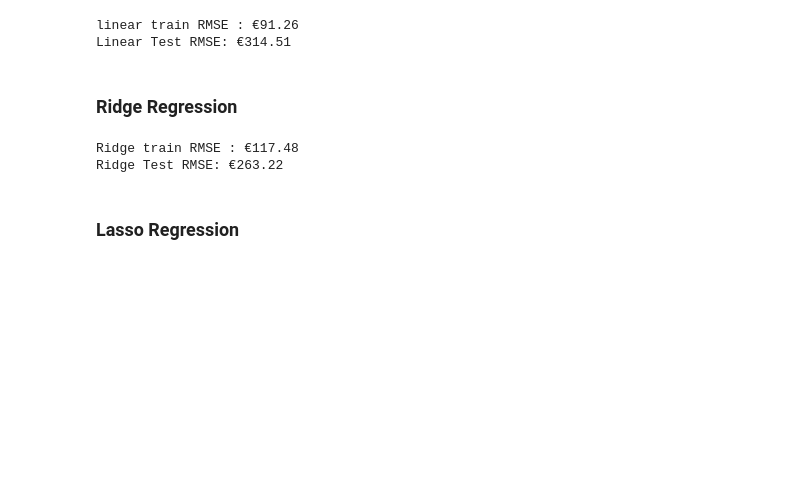
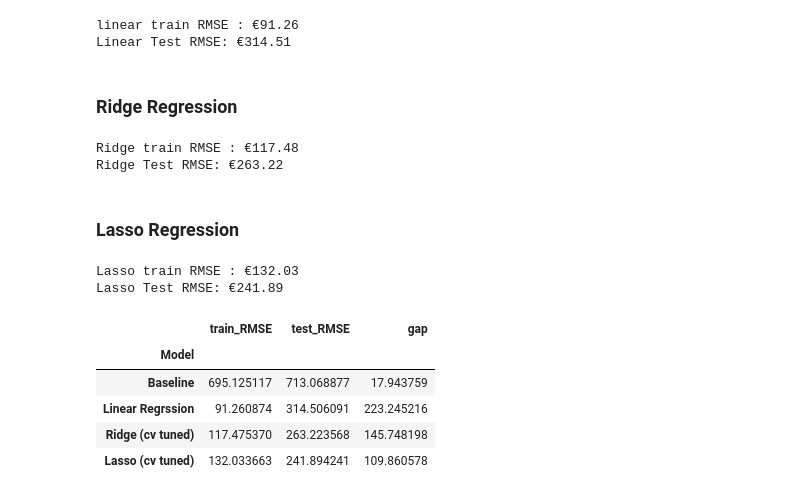
Before and after one commit to G-Gakii/laptop_price_predictor, a Jupyter notebook: notebook/03_price_prediction.ipynb, the cells around one changed output. Drawn from its saved outputs; the diff is of its cells as text; code cells hidden in the pictures; blank space fills up the shorter version.

```diff
--- a/notebook/03_price_prediction.ipynb
+++ b/notebook/03_price_prediction.ipynb
@@ -150,3 +150,31 @@ lasso_model=make_pipeline(
     StandardScaler(),
     LassoCV(alphas=np.logspace(-4,2,100),max_iter=10000)
 )
+
+lasso_model.fit(X_train,y_train)
+
+lasso_train_rmse=get_rmse(lasso_model,X_train,y_train)
+lasso_test_rmse=get_rmse(lasso_model,X_test,y_test)
+
+print(f"Lasso train RMSE : €{lasso_train_rmse:,.2f}")
+print(f"Lasso Test RMSE: €{lasso_test_rmse:,.2f}")
+# %% [output]
+Lasso train RMSE : €132.03
+Lasso Test RMSE: €241.89
+# %%
+comparison_table={
+    "Model":["Baseline","Linear Regrssion","Ridge (cv tuned)","Lasso (cv tuned)"],
+    "train_RMSE":[RMSE_baseline_train,linear_train_rmse,ridge_train_rmse,lasso_train_rmse],
+    "test_RMSE":[RMSE_baseline_test,linear_test_rmse,ridge_test_rmse,lasso_test_rmse]
+}
+
+comparison_df=pd.DataFrame(comparison_table)
+comparison_df["gap"]=comparison_df["test_RMSE"]-comparison_df["train_RMSE"]
+comparison_df.set_index("Model")
+# %% [output]
+|  | train_RMSE | test_RMSE | gap |
+| Model |  |  |  |
+| Baseline | 695.125117 | 713.068877 | 17.943759 |
+| Linear Regrssion | 91.260874 | 314.506091 | 223.245216 |
+| Ridge (cv tuned) | 117.475370 | 263.223568 | 145.748198 |
+| Lasso (cv tuned) | 132.033663 | 241.894241 | 109.860578 |
```
Also changed, not shown: parts of 6 cells of this notebook, 1 other file.
